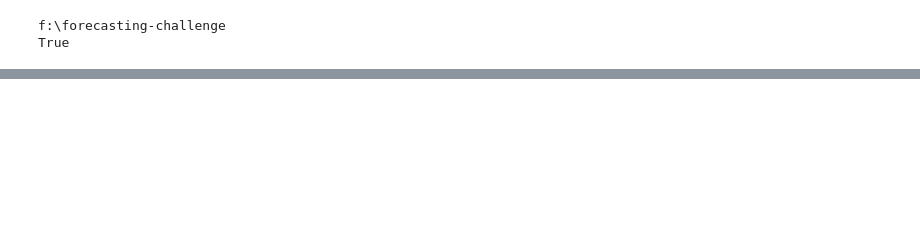
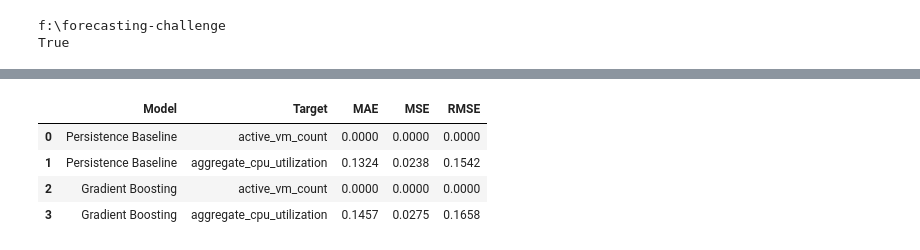
Before and after one commit to NisarAhmad7/forecasting-challenge, a Jupyter notebook: notebooks/baseline_model.ipynb, the cells around one changed output, grey strips where cells are left out. Drawn from its saved outputs; the diff is of its cells as text; code cells hidden in the pictures; blank space fills up the shorter version.

```diff
--- a/notebooks/baseline_model.ipynb
+++ b/notebooks/baseline_model.ipynb
@@ -142,0 +139,13 @@ Actual value of y_test [[1.00000000e+04 9.16848610e+00]
+# %%
+baseline_validation_predictions = persistence_baseline(
+    validation_history,
+    steps=24
+)
+
+baseline_validation_df = pd.DataFrame(
+    baseline_validation_predictions,
+    columns=TARGET_COLS
+)
+
+print(baseline_validation_df.head())
+print("Number of validation predictions:", len(baseline_validation_df))
@@ -142,0 +258,55 @@ Actual value of y_test [[1.00000000e+04 9.16848610e+00]
+# %%
+def calculate_metrics(actual, predicted, model_name):
+    results = []
+
+    for i, target in enumerate(TARGET_COLS):
+        mae = mean_absolute_error(
+            actual[target],
+            predicted[:, i]
+        )
+
+        mse = mean_squared_error(
+            actual[target],
+            predicted[:, i]
+        )
+
+        rmse = np.sqrt(mse)
+
+        results.append({
+            "Model": model_name,
+            "Target": target,
+            "MAE": mae,
+            "MSE": mse,
+            "RMSE": rmse
+        })
+
+    return results
+
+
+validation_results = []
+
+validation_results.extend(
+    calculate_metrics(
+        y_validation,
+        baseline_validation_predictions,
+        "Persistence Baseline"
+    )
+)
+
+validation_results.extend(
+    calculate_metrics(
+        y_validation,
+        rf_validation_predictions,
+        "Gradient Boosting"
+    )
+)
+
+validation_metrics = pd.DataFrame(validation_results)
+
+validation_metrics.round(4)
+# %% [output]
+|  | Model | Target | MAE | MSE | RMSE |
+| 0 | Persistence Baseline | active_vm_count | 0.0000 | 0.0000 | 0.0000 |
+| 1 | Persistence Baseline | aggregate_cpu_utilization | 0.1324 | 0.0238 | 0.1542 |
+| 2 | Gradient Boosting | active_vm_count | 0.0000 | 0.0000 | 0.0000 |
+| 3 | Gradient Boosting | aggregate_cpu_utilization | 0.1457 | 0.0275 | 0.1658 |
```
Also changed, not shown: parts of 32 cells of this notebook, 11 other files.
